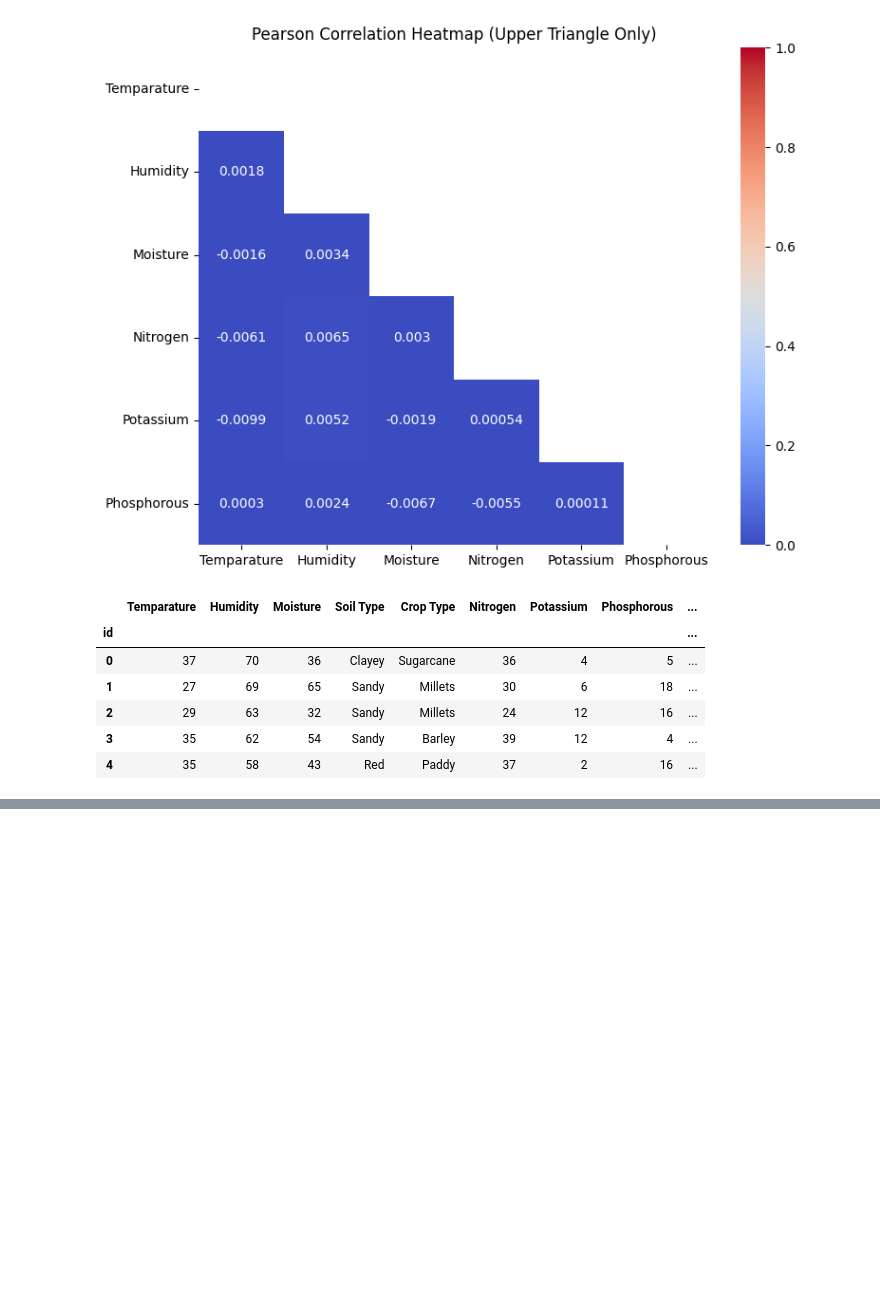
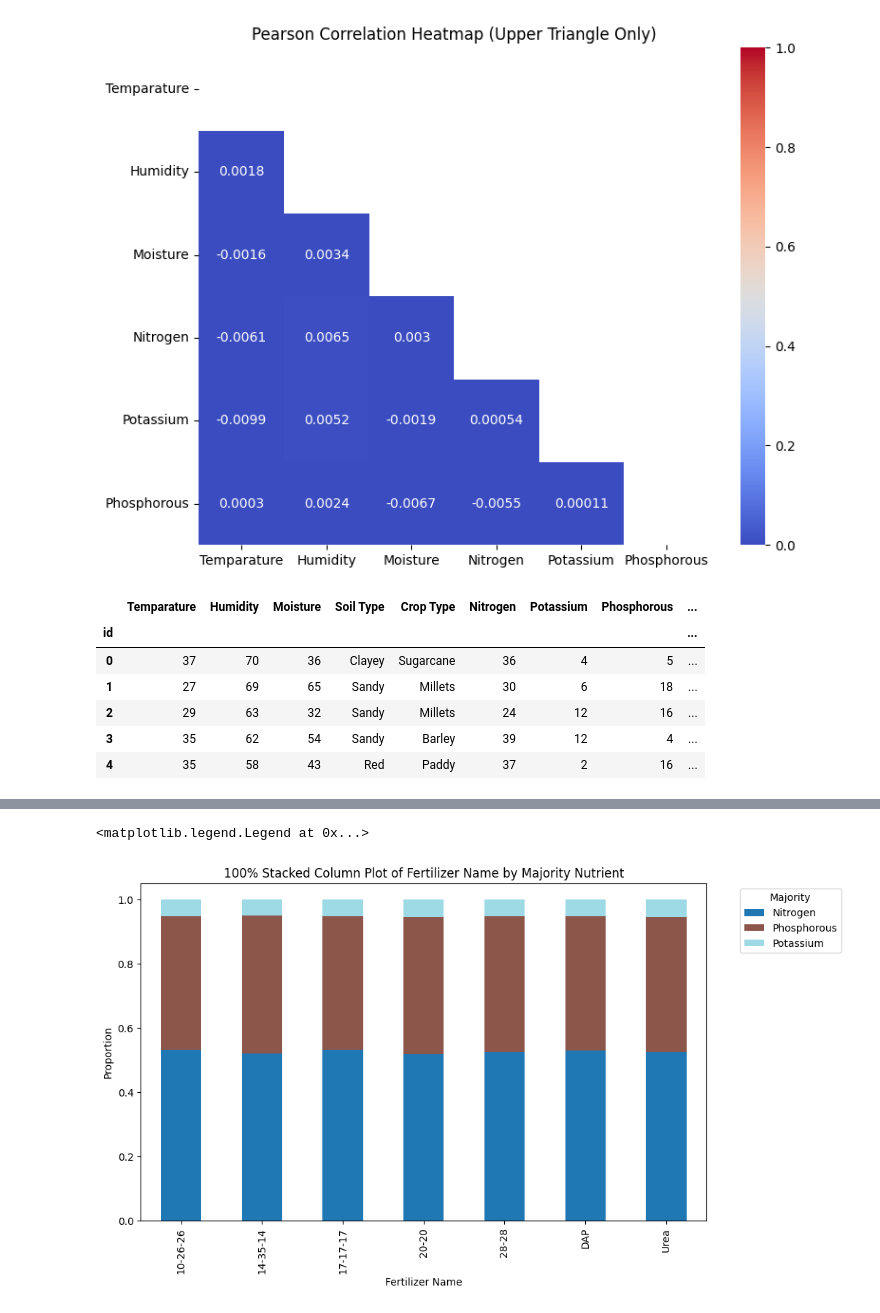
Before and after one commit to Khangtran94/KAGGLE_2025_June, a Jupyter notebook: EDA_Fertilizer.ipynb, the cells around one changed output, grey strips where cells are left out. Drawn from its saved outputs; the diff is of its cells as text; code cells hidden in the pictures; blank space fills up the shorter version.

```diff
--- a/EDA_Fertilizer.ipynb
+++ b/EDA_Fertilizer.ipynb
@@ -152,0 +148,5 @@ array(['28-28', '17-17-17', '10-26-26', 'DAP', '20-20', '14-35-14',
+# %%
+last3_cols = train.columns[-3:]
+majority_col = train[last3_cols].idxmax(axis=1).str.replace('_pct', '')
+train['Majority'] = majority_col
+train[['Majority'] + list(last3_cols)].head()
@@ -152,0 +161,12 @@ array(['28-28', '17-17-17', '10-26-26', 'DAP', '20-20', '14-35-14',
+# %%
+majority_by_target_counts = train.groupby([target, 'Majority']).size().unstack(fill_value=0)
+majority_by_target_pct = majority_by_target_counts.div(majority_by_target_counts.sum(axis=1), axis=0)
+
+majority_by_target_pct.plot(kind='bar', stacked=True, figsize=(10,6), colormap='tab20')
+plt.title('100% Stacked Column Plot of Fertilizer Name by Majority Nutrient')
+plt.xlabel('Fertilizer Name')
+plt.ylabel('Proportion')
+plt.legend(title='Majority', bbox_to_anchor=(1.05, 1), loc='upper left')
+# %% [output]
+<matplotlib.legend.Legend at 0x...>
+[figure, added]
```
Also changed, not shown: parts of 9 cells of this notebook.
